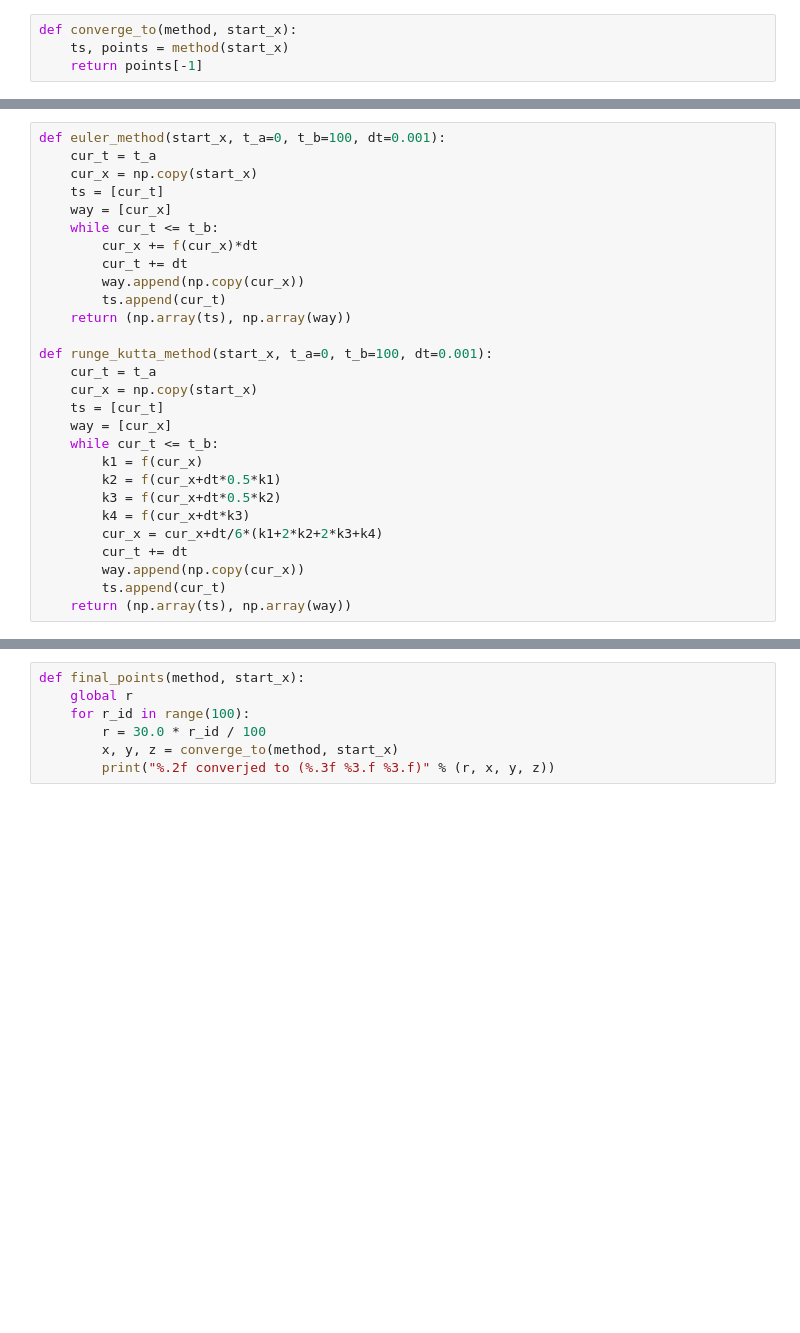
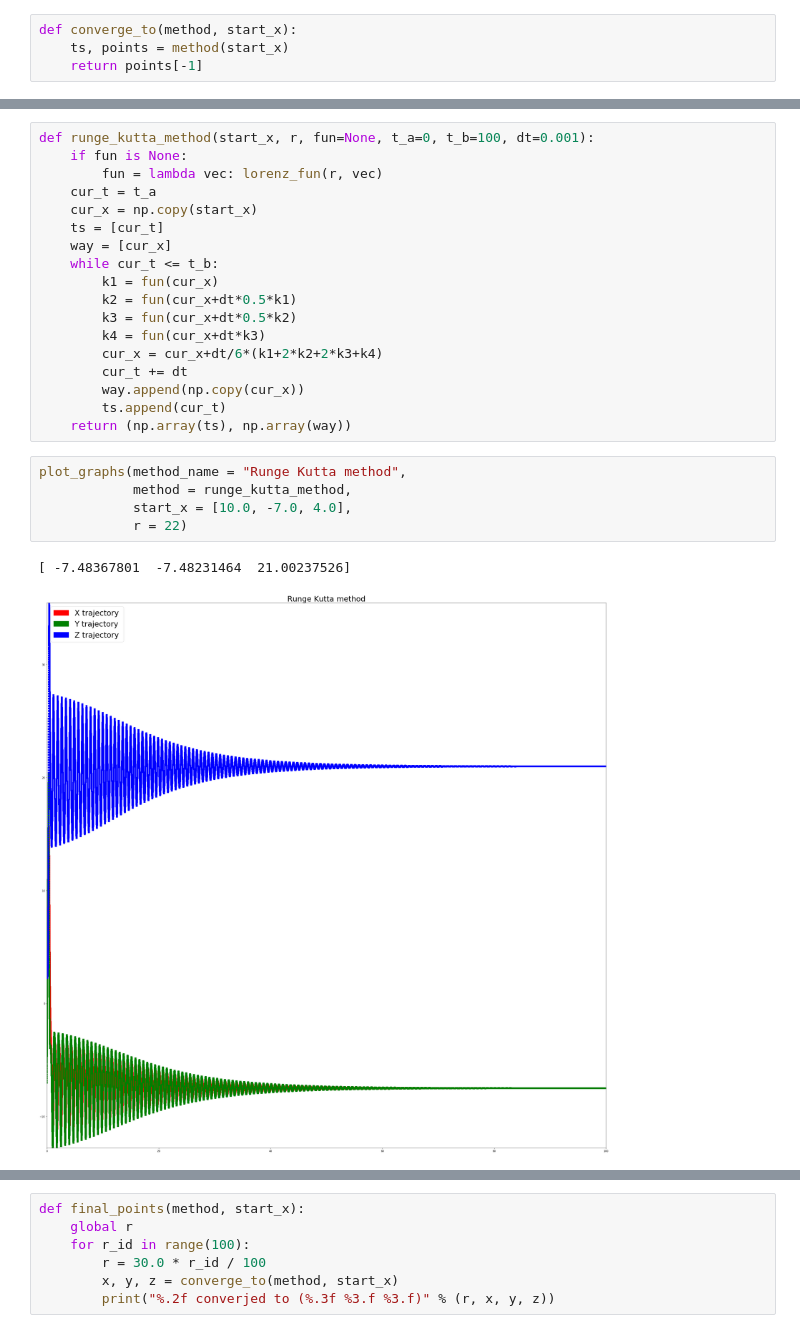
Before and after one commit to burakov28/CP-homeworks, a Jupyter notebook: LorentzSystem.ipynb, the cells around one changed output, grey strips where cells are left out. Saved outputs shown, nothing was run; the diff lists cells and outputs as text; blank space fills up the shorter version.

```diff
--- a/LorentzSystem.ipynb
+++ b/LorentzSystem.ipynb
@@ -52,28 +78,26 @@ def converge_to(method, start_x):
 # %%
-def euler_method(start_x, t_a=0, t_b=100, dt=0.001):
+def runge_kutta_method(start_x, r, fun=None, t_a=0, t_b=100, dt=0.001):
+    if fun is None:
+        fun = lambda vec: lorenz_fun(r, vec)
     cur_t = t_a
     cur_x = np.copy(start_x)
     ts = [cur_t]
     way = [cur_x]
     while cur_t <= t_b:
-        cur_x += f(cur_x)*dt
-        cur_t += dt
-        way.append(np.copy(cur_x))
-        ts.append(cur_t)
-    return (np.array(ts), np.array(way))
-
-def runge_kutta_method(start_x, t_a=0, t_b=100, dt=0.001):
-    cur_t = t_a
-    cur_x = np.copy(start_x)
-    ts = [cur_t]
-    way = [cur_x]
-    while cur_t <= t_b:
-        k1 = f(cur_x)
-        k2 = f(cur_x+dt*0.5*k1)
-        k3 = f(cur_x+dt*0.5*k2)
-        k4 = f(cur_x+dt*k3)
+        k1 = fun(cur_x)
+        k2 = fun(cur_x+dt*0.5*k1)
+        k3 = fun(cur_x+dt*0.5*k2)
+        k4 = fun(cur_x+dt*k3)
         cur_x = cur_x+dt/6*(k1+2*k2+2*k3+k4)
         cur_t += dt
         way.append(np.copy(cur_x))
         ts.append(cur_t)
     return (np.array(ts), np.array(way))
+# %%
+plot_graphs(method_name = "Runge Kutta method",
+            method = runge_kutta_method,
+            start_x = [10.0, -7.0, 4.0],
+            r = 22)
+# %% [output]
+[ -7.48367801  -7.48231464  21.00237526]
+[figure, added]
```
Also changed, not shown: parts of 17 cells of this notebook.
